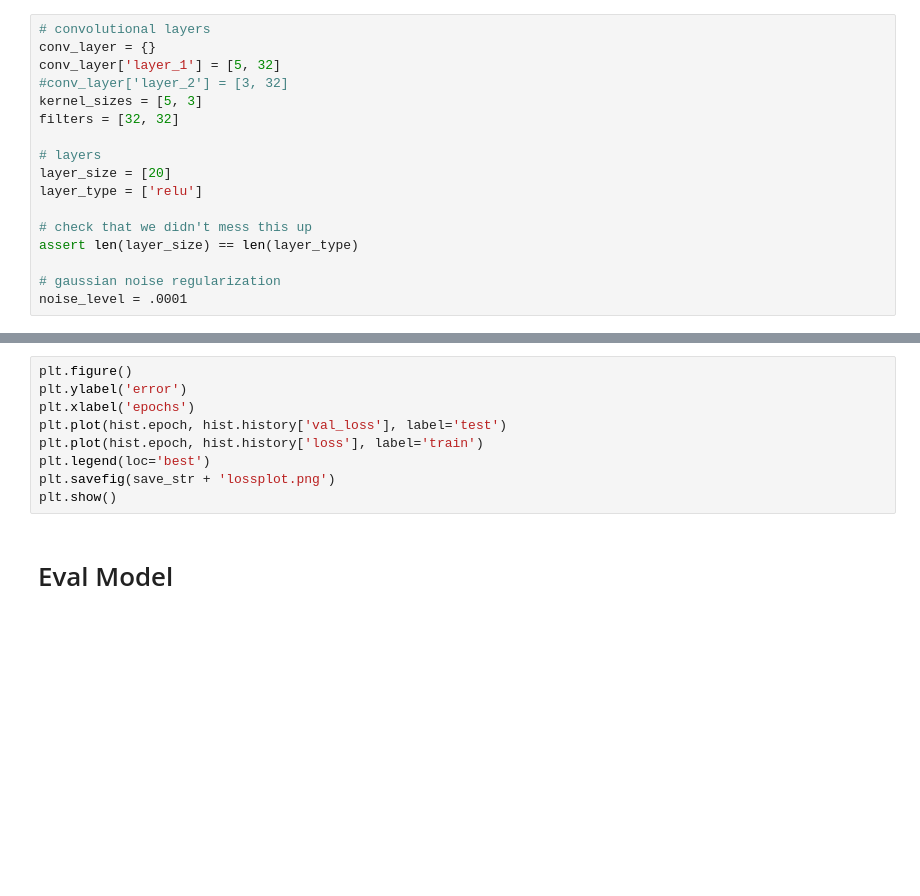
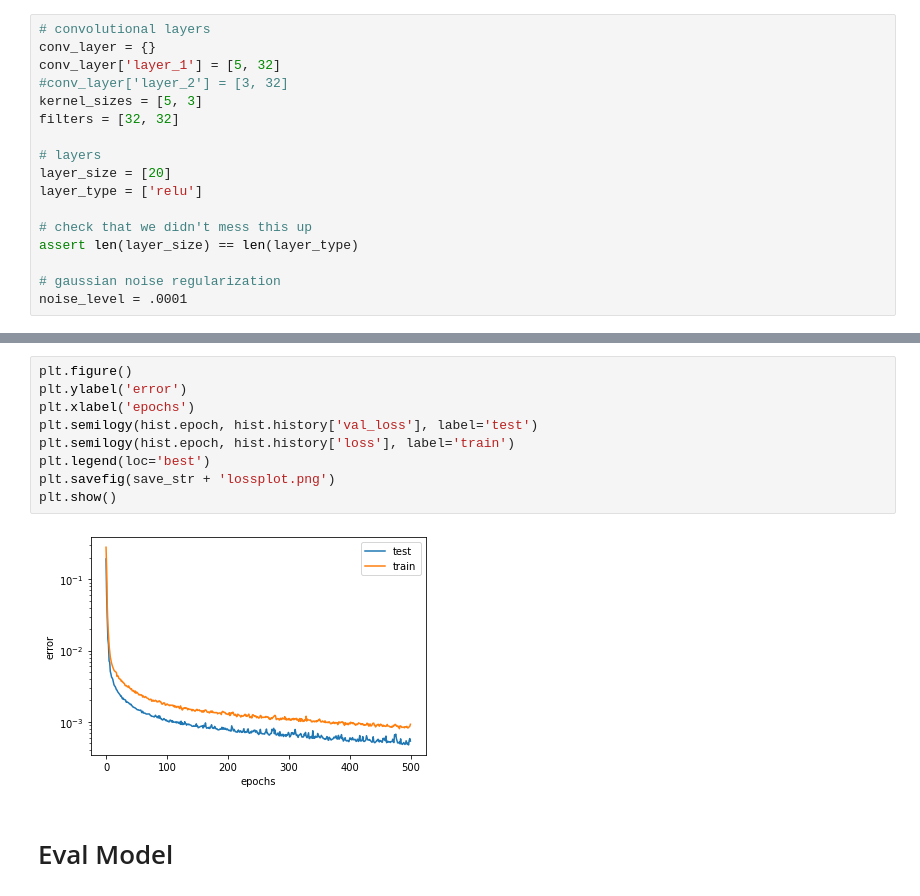
Before and after one commit to radiasoft/rslight, a Jupyter notebook: MachineLearning/SRW/inverse_model.ipynb, the cells around one changed output, grey strips where cells are left out. Cells and saved outputs as stored; diff of their text form; blank space fills up the shorter version.

```diff
--- a/MachineLearning/SRW/inverse_model.ipynb
+++ b/MachineLearning/SRW/inverse_model.ipynb
@@ -204,12 +218,14 @@ Epoch 322/500
 # %%
 plt.figure()
 plt.ylabel('error')
 plt.xlabel('epochs')
-plt.plot(hist.epoch, hist.history['val_loss'], label='test')
-plt.plot(hist.epoch, hist.history['loss'], label='train')
+plt.semilogy(hist.epoch, hist.history['val_loss'], label='test')
+plt.semilogy(hist.epoch, hist.history['loss'], label='train')
 plt.legend(loc='best')
 plt.savefig(save_str + 'lossplot.png')
 plt.show()
+# %% [output]
+[figure, added]
 # %% [markdown]
 # Eval Model
 # %%
```
Also changed, not shown: parts of 19 cells of this notebook, 37 other files.
